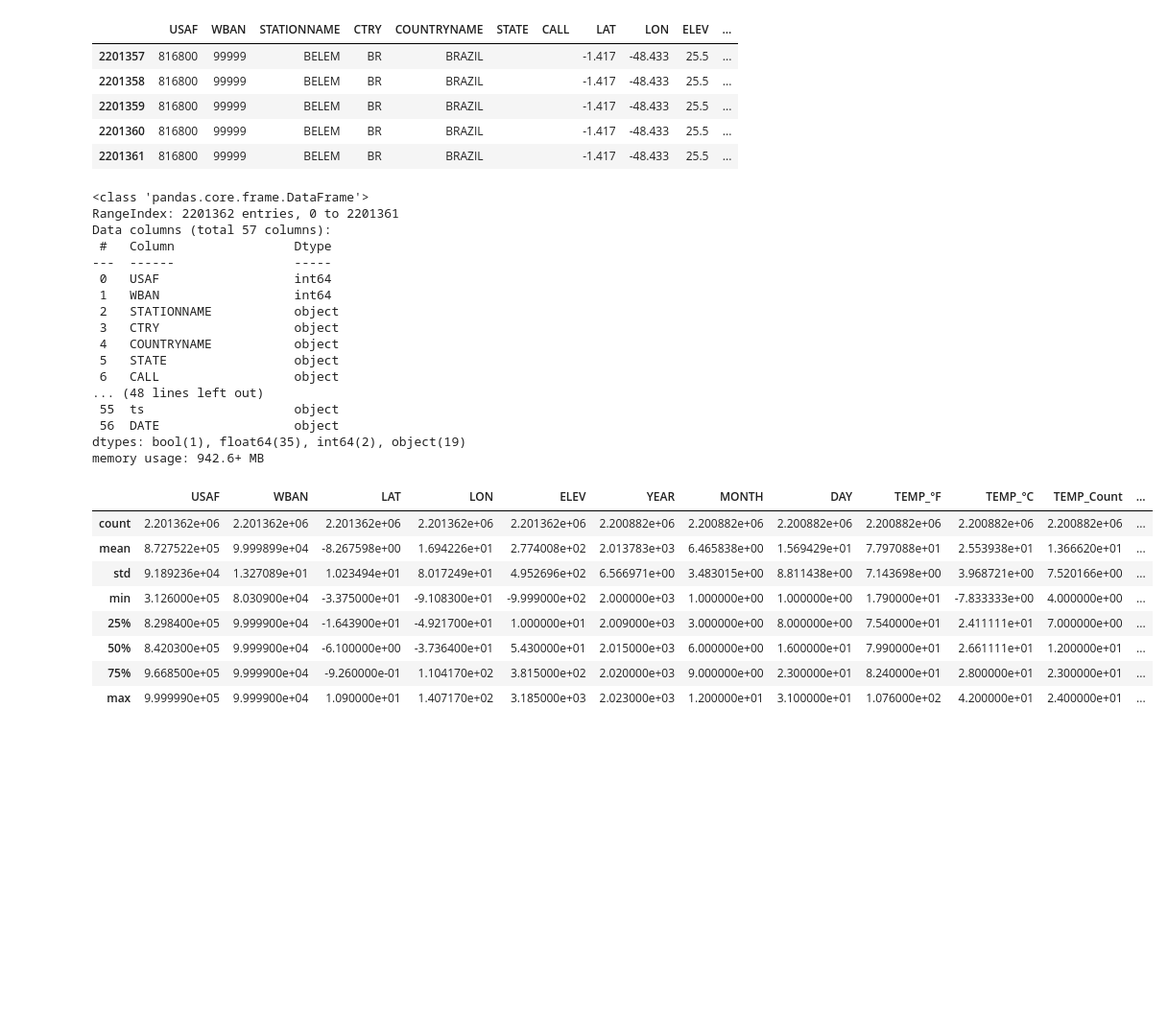
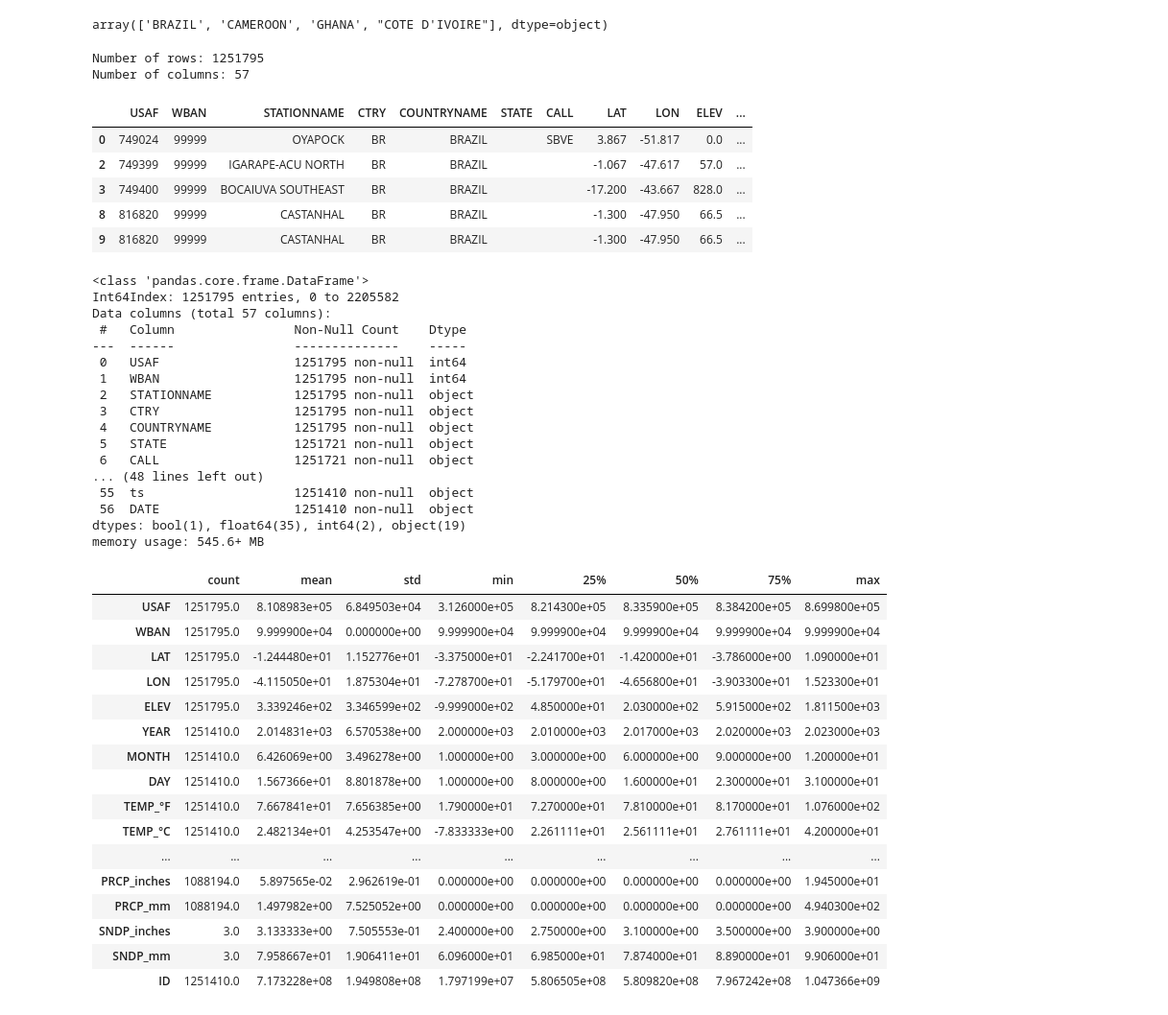
Before and after one commit to Global-sourcing-analytics/Cocoa-yield-forecast, a Jupyter notebook: src/EDA_NOAA.ipynb, the cells around one changed output. Shown at 96% size. Drawn from its saved outputs; the diff is of its cells as text; code cells hidden in the pictures; blank space fills up the shorter version.

```diff
--- a/src/EDA_NOAA.ipynb
+++ b/src/EDA_NOAA.ipynb
@@ -19,6 +10,4 @@ Connection with database established.
 # %%
 # In order to reduce the time of importing the .csv was used as a storage type.
 # Thanks to that time is reduced from 6:30 minutes to 12 seconds
-# df = database_manager.get_data("SELECT * FROM [DW].[noaa].[v_StationData] \
-#                                WHERE COUNTRYNAME IN ('BRAZIL', 'CAMEROON', 'COTE D''IVOIRE', 'ECUADOR', 'GHANA', 'INDONESIA')")
-df = pd.read_csv('NOAA.txt')
+df = pd.read_csv('NOAA_raw.csv')
@@ -27,45 +16,63 @@ df.to_csv('NOAA.txt', index=False)
+# %%
+df = df.drop(df[df["COUNTRYNAME"] == "INDONESIA"].index, inplace=False)
+df = df.drop(df[df["COUNTRYNAME"] == "ECUADOR"].index, inplace=False)
+# %%
+df["COUNTRYNAME"].unique()
+# %% [output]
+array(['BRAZIL', 'CAMEROON', 'GHANA', "COTE D'IVOIRE"], dtype=object)
 # %%
 #View the data
 pd.set_option('display.max_columns', None)
-df.tail()
+print("Number of rows: {0}\nNumber of columns: {1}".format(df.shape[0], df.shape[1]))
+df.head()
 # %% [output]
+Number of rows: 1251795
+Number of columns: 57
 |  | USAF | WBAN | STATIONNAME | CTRY | COUNTRYNAME | STATE | CALL | LAT | LON | ELEV | ... |
-| 2201357 | 816800 | 99999 | BELEM | BR | BRAZIL |  |  | -1.417 | -48.433 | 25.5 | ... |
-| 2201358 | 816800 | 99999 | BELEM | BR | BRAZIL |  |  | -1.417 | -48.433 | 25.5 | ... |
-| 2201359 | 816800 | 99999 | BELEM | BR | BRAZIL |  |  | -1.417 | -48.433 | 25.5 | ... |
-| 2201360 | 816800 | 99999 | BELEM | BR | BRAZIL |  |  | -1.417 | -48.433 | 25.5 | ... |
-| 2201361 | 816800 | 99999 | BELEM | BR | BRAZIL |  |  | -1.417 | -48.433 | 25.5 | ... |
+| 0 | 749024 | 99999 | OYAPOCK | BR | BRAZIL |  | SBVE | 3.867 | -51.817 | 0.0 | ... |
+| 2 | 749399 | 99999 | IGARAPE-ACU NORTH | BR | BRAZIL |  |  | -1.067 | -47.617 | 57.0 | ... |
+| 3 | 749400 | 99999 | BOCAIUVA SOUTHEAST | BR | BRAZIL |  |  | -17.200 | -43.667 | 828.0 | ... |
+| 8 | 816820 | 99999 | CASTANHAL | BR | BRAZIL |  |  | -1.300 | -47.950 | 66.5 | ... |
+| 9 | 816820 | 99999 | CASTANHAL | BR | BRAZIL |  |  | -1.300 | -47.950 | 66.5 | ... |
 # %%
 #Basic information
 df.info(verbose=True, max_cols=100)
 
 #Describe the data
 
-df.describe()
+df.describe().T
 # %% [output]
 <class 'pandas.core.frame.DataFrame'>
-RangeIndex: 2201362 entries, 0 to 2201361
+Int64Index: 1251795 entries, 0 to 2205582
 Data columns (total 57 columns):
- #   Column                Dtype
----  ------                -----
- 0   USAF                  int64
- 1   WBAN                  int64
- 2   STATIONNAME           object
- 3   CTRY                  object
- 4   COUNTRYNAME           object
- 5   STATE                 object
- 6   CALL                  object
+ #   Column                Non-Null Count    Dtype
+---  ------                --------------    -----
+ 0   USAF                  1251795 non-null  int64
+ 1   WBAN                  1251795 non-null  int64
+ 2   STATIONNAME           1251795 non-null  object
+ 3   CTRY                  1251795 non-null  object
+ 4   COUNTRYNAME           1251795 non-null  object
+ 5   STATE                 1251721 non-null  object
+ 6   CALL                  1251721 non-null  object
 ... (48 lines left out)
- 55  ts                    object
- 56  DATE                  object
+ 55  ts                    1251410 non-null  object
+ 56  DATE                  1251410 non-null  object
 dtypes: bool(1), float64(35), int64(2), object(19)
-memory usage: 942.6+ MB
+memory usage: 545.6+ MB
-|  | USAF | WBAN | LAT | LON | ELEV | YEAR | MONTH | DAY | TEMP_°F | TEMP_°C | TEMP_Count | ... |
-| count | 2.201362e+06 | 2.201362e+06 | 2.201362e+06 | 2.201362e+06 | 2.201362e+06 | 2.200882e+06 | 2.200882e+06 | 2.200882e+06 | 2.200882e+06 | 2.200882e+06 | 2.200882e+06 | ... |
-| mean | 8.727522e+05 | 9.999899e+04 | -8.267598e+00 | 1.694226e+01 | 2.774008e+02 | 2.013783e+03 | 6.465838e+00 | 1.569429e+01 | 7.797088e+01 | 2.553938e+01 | 1.366620e+01 | ... |
-| std | 9.189236e+04 | 1.327089e+01 | 1.023494e+01 | 8.017249e+01 | 4.952696e+02 | 6.566971e+00 | 3.483015e+00 | 8.811438e+00 | 7.143698e+00 | 3.968721e+00 | 7.520166e+00 | ... |
-| min | 3.126000e+05 | 8.030900e+04 | -3.375000e+01 | -9.108300e+01 | -9.999000e+02 | 2.000000e+03 | 1.000000e+00 | 1.000000e+00 | 1.790000e+01 | -7.833333e+00 | 4.000000e+00 | ... |
-| 25% | 8.298400e+05 | 9.999900e+04 | -1.643900e+01 | -4.921700e+01 | 1.000000e+01 | 2.009000e+03 | 3.000000e+00 | 8.000000e+00 | 7.540000e+01 | 2.411111e+01 | 7.000000e+00 | ... |
-| 50% | 8.420300e+05 | 9.999900e+04 | -6.100000e+00 | -3.736400e+01 | 5.430000e+01 | 2.015000e+03 | 6.000000e+00 | 1.600000e+01 | 7.990000e+01 | 2.661111e+01 | 1.200000e+01 | ... |
-| 75% | 9.668500e+05 | 9.999900e+04 | -9.260000e-01 | 1.104170e+02 | 3.815000e+02 | 2.020000e+03 | 9.000000e+00 | 2.300000e+01 | 8.240000e+01 | 2.800000e+01 | 2.300000e+01 | ... |
-| max | 9.999990e+05 | 9.999900e+04 | 1.090000e+01 | 1.407170e+02 | 3.185000e+03 | 2.023000e+03 | 1.200000e+01 | 3.100000e+01 | 1.076000e+02 | 4.200000e+01 | 2.400000e+01 | ... |
+|  | count | mean | std | min | 25% | 50% | 75% | max |
+| USAF | 1251795.0 | 8.108983e+05 | 6.849503e+04 | 3.126000e+05 | 8.214300e+05 | 8.335900e+05 | 8.384200e+05 | 8.699800e+05 |
+| WBAN | 1251795.0 | 9.999900e+04 | 0.000000e+00 | 9.999900e+04 | 9.999900e+04 | 9.999900e+04 | 9.999900e+04 | 9.999900e+04 |
+| LAT | 1251795.0 | -1.244480e+01 | 1.152776e+01 | -3.375000e+01 | -2.241700e+01 | -1.420000e+01 | -3.786000e+00 | 1.090000e+01 |
+| LON | 1251795.0 | -4.115050e+01 | 1.875304e+01 | -7.278700e+01 | -5.179700e+01 | -4.656800e+01 | -3.903300e+01 | 1.523300e+01 |
+| ELEV | 1251795.0 | 3.339246e+02 | 3.346599e+02 | -9.999000e+02 | 4.850000e+01 | 2.030000e+02 | 5.915000e+02 | 1.811500e+03 |
+| YEAR | 1251410.0 | 2.014831e+03 | 6.570538e+00 | 2.000000e+03 | 2.010000e+03 | 2.017000e+03 | 2.020000e+03 | 2.023000e+03 |
+| MONTH | 1251410.0 | 6.426069e+00 | 3.496278e+00 | 1.000000e+00 | 3.000000e+00 | 6.000000e+00 | 9.000000e+00 | 1.200000e+01 |
+| DAY | 1251410.0 | 1.567366e+01 | 8.801878e+00 | 1.000000e+00 | 8.000000e+00 | 1.600000e+01 | 2.300000e+01 | 3.100000e+01 |
+| TEMP_°F | 1251410.0 | 7.667841e+01 | 7.656385e+00 | 1.790000e+01 | 7.270000e+01 | 7.810000e+01 | 8.170000e+01 | 1.076000e+02 |
+| TEMP_°C | 1251410.0 | 2.482134e+01 | 4.253547e+00 | -7.833333e+00 | 2.261111e+01 | 2.561111e+01 | 2.761111e+01 | 4.200000e+01 |
+| ... | ... | ... | ... | ... | ... | ... | ... | ... |
+| PRCP_inches | 1088194.0 | 5.897565e-02 | 2.962619e-01 | 0.000000e+00 | 0.000000e+00 | 0.000000e+00 | 0.000000e+00 | 1.945000e+01 |
+| PRCP_mm | 1088194.0 | 1.497982e+00 | 7.525052e+00 | 0.000000e+00 | 0.000000e+00 | 0.000000e+00 | 0.000000e+00 | 4.940300e+02 |
+| SNDP_inches | 3.0 | 3.133333e+00 | 7.505553e-01 | 2.400000e+00 | 2.750000e+00 | 3.100000e+00 | 3.500000e+00 | 3.900000e+00 |
+| SNDP_mm | 3.0 | 7.958667e+01 | 1.906411e+01 | 6.096000e+01 | 6.985000e+01 | 7.874000e+01 | 8.890000e+01 | 9.906000e+01 |
+| ID | 1251410.0 | 7.173228e+08 | 1.949808e+08 | 1.797199e+07 | 5.806505e+08 | 5.809820e+08 | 7.967242e+08 | 1.047366e+09 |
```
Also changed, not shown: parts of 34 cells of this notebook, 29 other files.
